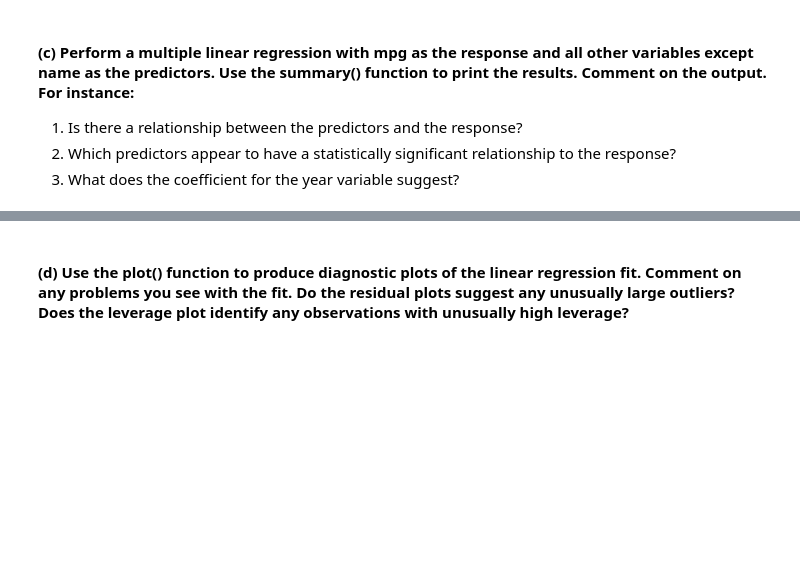
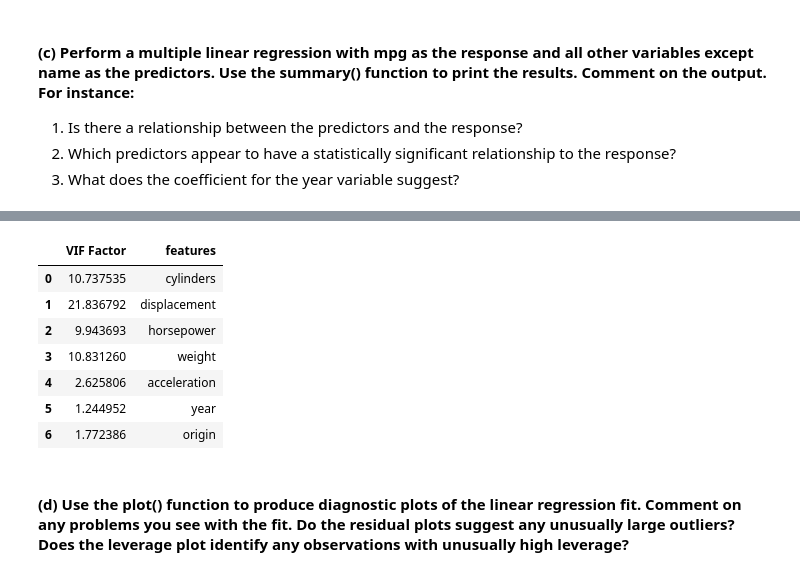
Before and after one commit to balintalfoldy/ISLR_python_AB, a Jupyter notebook: Notebooks/ch3_linear_regression_applied.ipynb, the cells around one changed output, grey strips where cells are left out. Cells and saved outputs as stored; diff of their text form; code cells hidden in the pictures; blank space fills up the shorter version.

```diff
--- a/Notebooks/ch3_linear_regression_applied.ipynb
+++ b/Notebooks/ch3_linear_regression_applied.ipynb
@@ -307,3 +425,19 @@ iii. What does the coefficient for the year variable suggest?
+# %%
+X1_ml_stan = standardize(X1_ml)
+# Creating a dataframe of Variance inflation factors
+vif = pd.DataFrame()
+vif["VIF Factor"] = [variance_inflation_factor(X1_ml_stan.values, i) for i in range(X1_ml_stan.shape[1])]
+vif["features"] = X1_ml_stan.columns
+vif
+# %% [output]
+|  | VIF Factor | features |
+| 0 | 10.737535 | cylinders |
+| 1 | 21.836792 | displacement |
+| 2 | 9.943693 | horsepower |
+| 3 | 10.831260 | weight |
+| 4 | 2.625806 | acceleration |
+| 5 | 1.244952 | year |
+| 6 | 1.772386 | origin |
 # %% [markdown]
 #### (d) Use the plot() function to produce diagnostic plots of the linear regression fit. Comment on any problems you see with the fit. Do the residual plots suggest any unusually large outliers? Does the leverage plot identify any observations with unusually high leverage?
 # %%
```
Also changed, not shown: parts of 19 cells of this notebook.
